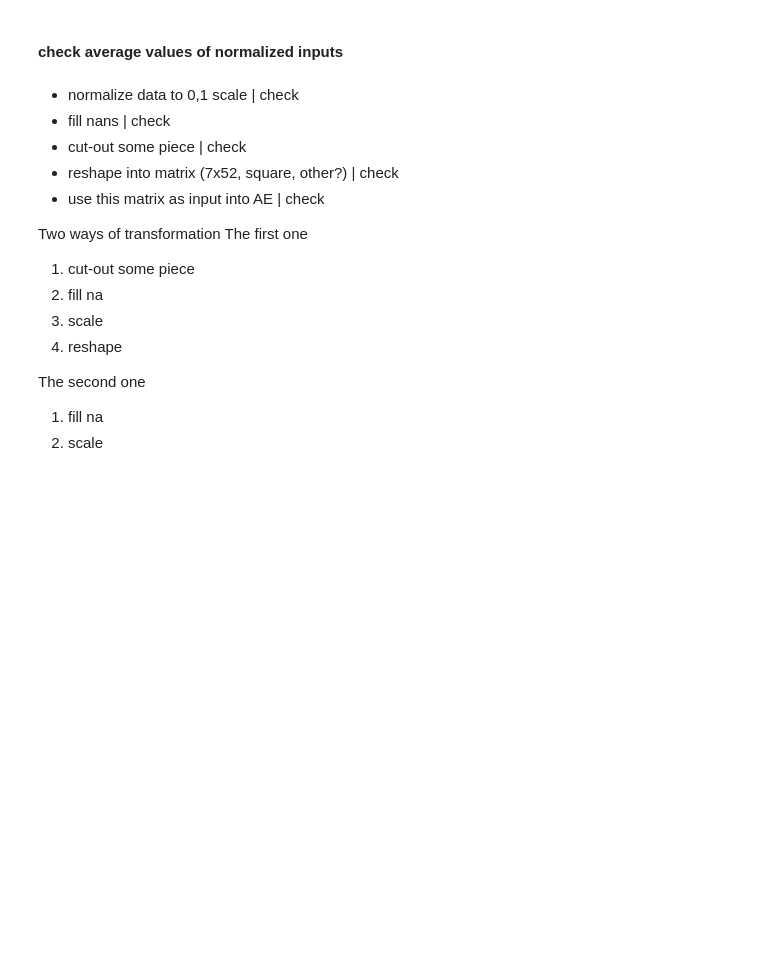
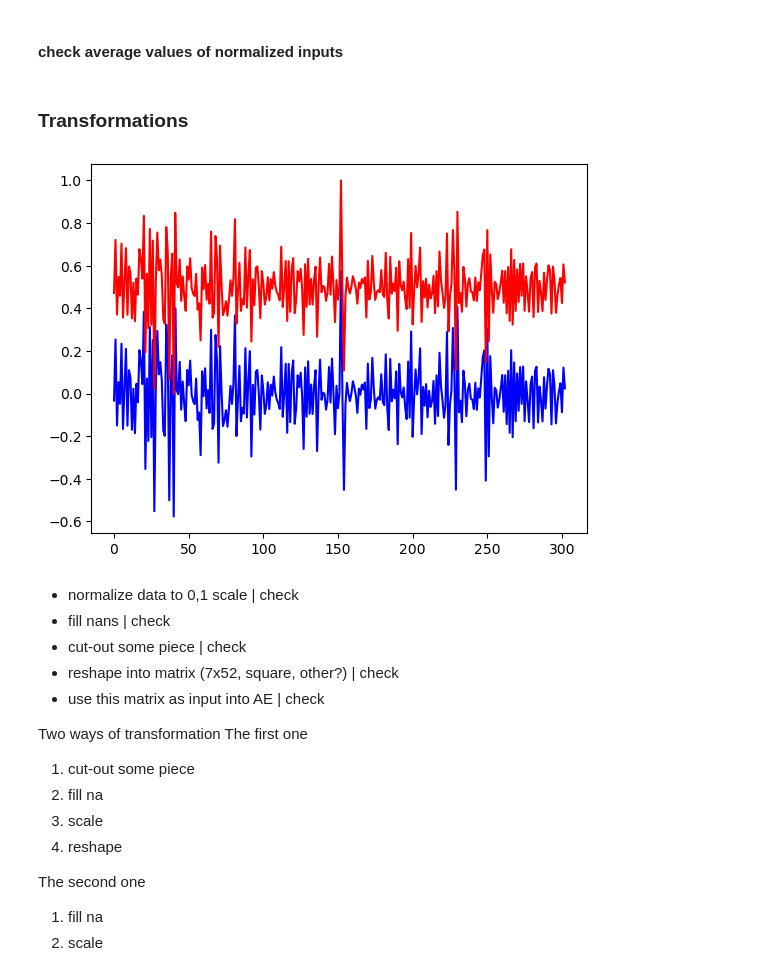
Before and after one commit to izorin/ntl, a Jupyter notebook: ntl/notebooks/ae_od.ipynb, the cells around one changed output. Saved outputs shown, nothing was run; the diff lists cells and outputs as text; code cells hidden in the pictures; blank space fills up the shorter version.

Commit message:
transforms modified; Diff transofrm tested

```diff
--- a/ntl/notebooks/ae_od.ipynb
+++ b/ntl/notebooks/ae_od.ipynb
@@ -156,3 +159,31 @@ plt.plot(sample)
+# %% [markdown]
+### Transformations
+# %%
+transforms = [
+    FillNA('drift'),
+    # Cutout(256),
+    # Scale('minmax'),
+    # Reshape((16, 16)),
+    # lambda x: x[None],
+    # ToTensor()
+]
+data = SGCCDataset(DATA_PATH, label=0, nan_ratio=0.75, transforms=transforms, year=2016)
+# %%
+diff_tr = Diff(1)
+scale_tr = Scale('minmax')
+# %%
+idx = np.random.randint(0, len(data))
+x = data[idx][1]
+# %%
+x1 = diff_tr(scale_tr(x))
+x2 = scale_tr(diff_tr(x))
+# %%
+plt.figure()
+plt.plot(x1, 'b', label='x1')
+plt.plot(x2, 'r', label='x2')
+plt.show()
+# %% [output]
+[figure, added]
 # %% [markdown]
 * normalize data to 0,1 scale | check
 * fill nans | check
```
Also changed, not shown: parts of 2 cells of this notebook, 2 other files.
